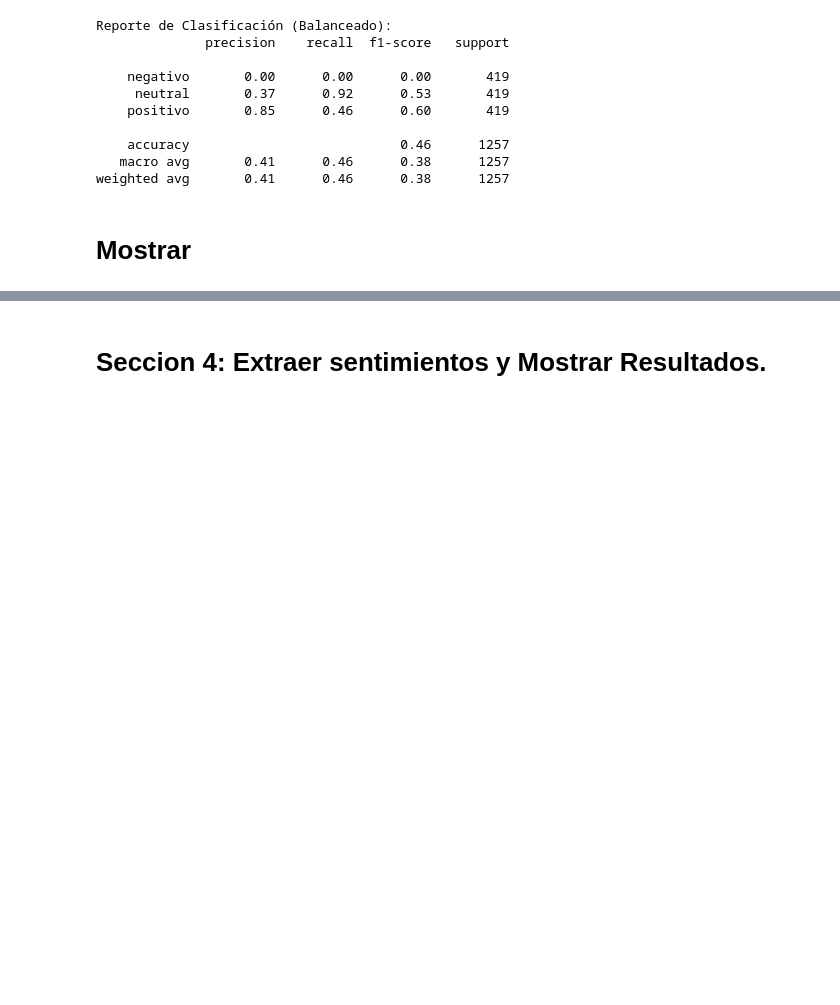
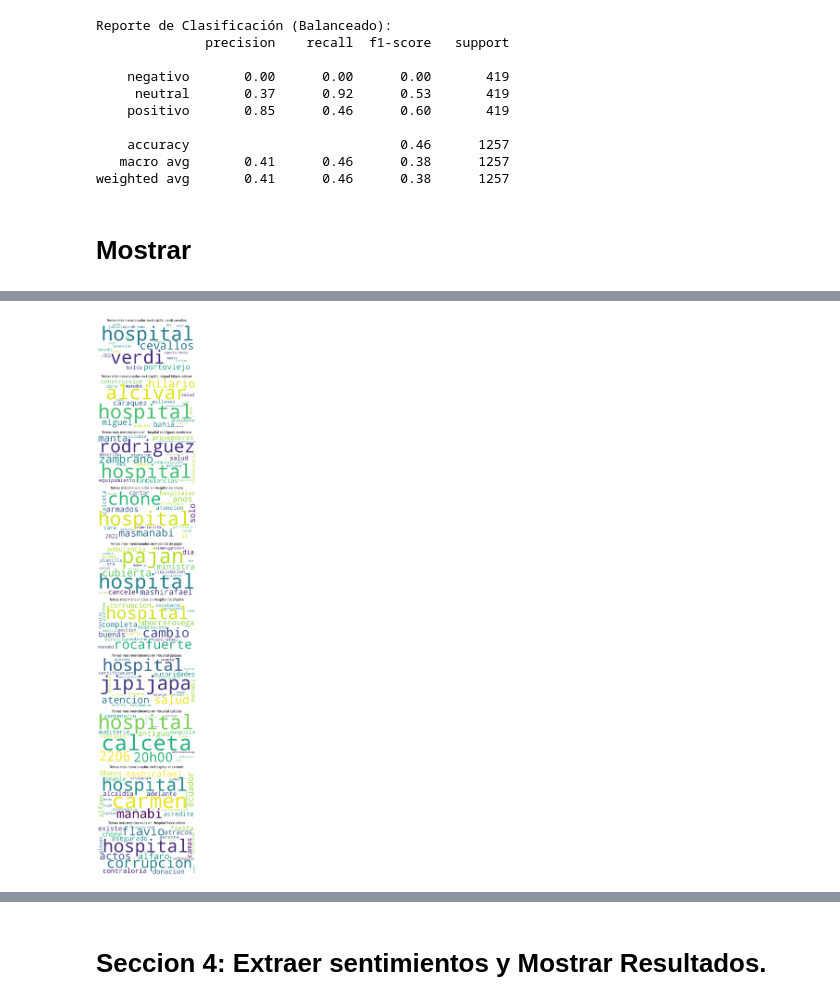
Before and after one commit to CarrenoErick19/Carreno_Navarrete_P.Integrador, a Jupyter notebook: Mostrado 29 julio/rnn_posts_carreño_navarrete.ipynb, the cells around one changed output, grey strips where cells are left out. Cells and saved outputs as stored; diff of their text form; code cells hidden in the pictures; blank space fills up the shorter version.

```diff
--- a/Mostrado 29 julio/rnn_posts_carreño_navarrete.ipynb
+++ b/Mostrado 29 julio/rnn_posts_carreño_navarrete.ipynb
@@ -688,0 +1037,96 @@ plt.show()
+# %%
+import pandas as pd
+import numpy as np
+import matplotlib.pyplot as plt
+import seaborn as sns
+from collections import Counter
+from wordcloud import WordCloud
+from sklearn.feature_extraction.text import CountVectorizer
+import re
+import string
+from nltk.corpus import stopwords
+import nltk
+
+# Descargar stopwords en español
+nltk.download('stopwords')
+spanish_stopwords = stopwords.words('spanish')
+
+# Definir las instituciones de salud a considerar
+hospitals = [
+    "hospital verdi cevallos",
+    "hospital miguel hilario alcivar",
+    "hospital rodriguez zambrano",
+    "hospital de chone",
+    "hospital de pajan",
+    "hospital rocafuerte",
+    "hospital jipijapa",
+    "hospital calceta",
+    "hospital el carmen",
+    "hospital flavio alfaro"
+]
+
+# Filtrar comentarios que mencionan alguno de los hospitales
+df['hospital_mentioned'] = df['comment_limpio'].apply(lambda x: any(hospital in x for hospital in hospitals))
+
+# Crear un DataFrame que contenga sólo los comentarios que mencionan hospitales
+df_hospitals = df[df['hospital_mentioned']].copy()
+
+# Función para identificar y contar temas relevantes
+def identificar_temas(df, column):
+    vectorizer = CountVectorizer(stop_words=spanish_stopwords)
+    X = vectorizer.fit_transform(df[column])
+    word_freq = dict(zip(vectorizer.get_feature_names_out(), np.asarray(X.sum(axis=0)).ravel()))
+
+    temas_relevantes = Counter(word_freq).most_common(20)
+    return temas_relevantes
+
+# Identificar temas relevantes para cada hospital
+hospital_temas = {}
+for hospital in hospitals:
+    hospital_df = df_hospitals[df_hospitals['comment_limpio'].str.contains(hospital)]
+    hospital_temas[hospital] = identificar_temas(hospital_df, 'comment_limpio')
+
+# Visualización de los temas más mencionados por hospital
+fig, axs = plt.subplots(len(hospitals), 1, figsize=(12, len(hospitals) * 3))
+for i, hospital in enumerate(hospitals):
+    temas = dict(hospital_temas[hospital])
+    wordcloud = WordCloud(width=800, height=400, background_color='white').generate_from_frequencies(temas)
+    axs[i].imshow(wordcloud, interpolation='bilinear')
+    axs[i].set_title(f'Temas más mencionados en {hospital.capitalize()}')
+    axs[i].axis('off')
+plt.tight_layout()
+plt.show()
+
+# Comparación de opiniones entre los hospitales
+def comparar_opiniones(df):
+    hospital_opiniones = df.groupby('hospital').agg({
+        'sentimiento_calculado': ['mean', 'std']
+    }).reset_index()
+    hospital_opiniones.columns = ['Hospital', 'Sentimiento Promedio', 'Desviación Estándar']
+    return hospital_opiniones
+
+# Añadir una columna para el hospital identificado en cada comentario
+df_hospitals['hospital'] = df_hospitals['comment_limpio'].apply(
+    lambda x: next((hospital for hospital in hospitals if hospital in x), 'Desconocido')
+)
+
+# Comparar opiniones entre hospitales
+hospital_comparison = comparar_opiniones(df_hospitals)
+
+# Visualización de comparación general de sentimientos entre hospitales
+sentimientos_hospitales = df_hospitals.groupby('hospital')['sentimiento_calculado'].apply(
+    lambda x: pd.Series({
+        'Positivos': np.mean(x > 0),
+        'Neutros': np.mean(x == 0),
+        'Negativos': np.mean(x < 0)
+    })
+).unstack()
+
+# Gráfico de barras apiladas para comparar sentimientos entre hospitales
+sentimientos_hospitales.plot(kind='barh', stacked=True, color=['green', 'grey', 'red'], figsize=(10, 8))
+plt.title('Comparación de Sentimientos entre Hospitales')
+plt.xlabel('Proporción de Sentimientos')
+plt.ylabel('Hospitales')
+plt.legend(title='Sentimiento')
+plt.show()
+# %% [output]
@@ -688,0 +1136 @@ plt.show()
+[figure, added]
```
Also changed, not shown: parts of 12 cells of this notebook.
